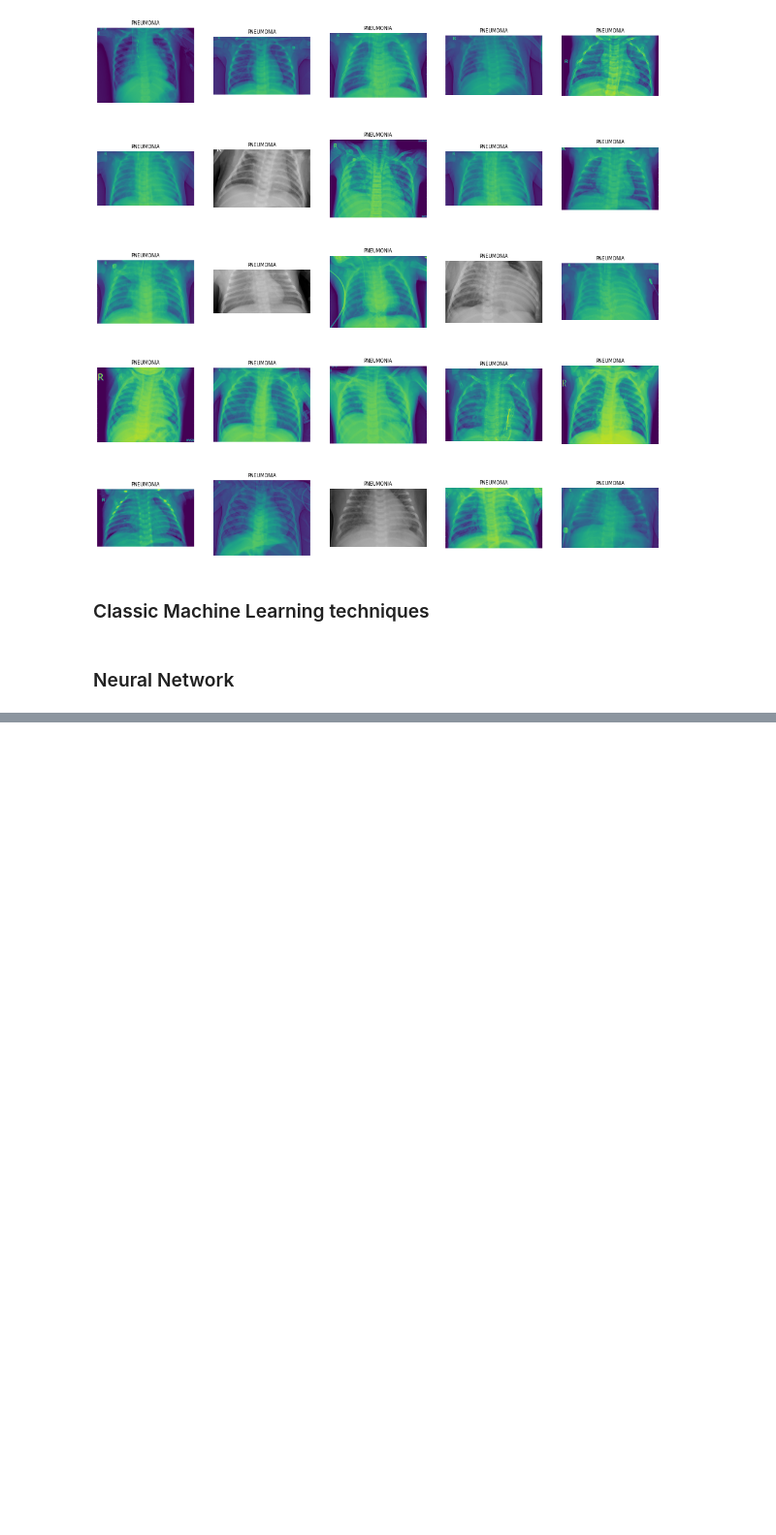
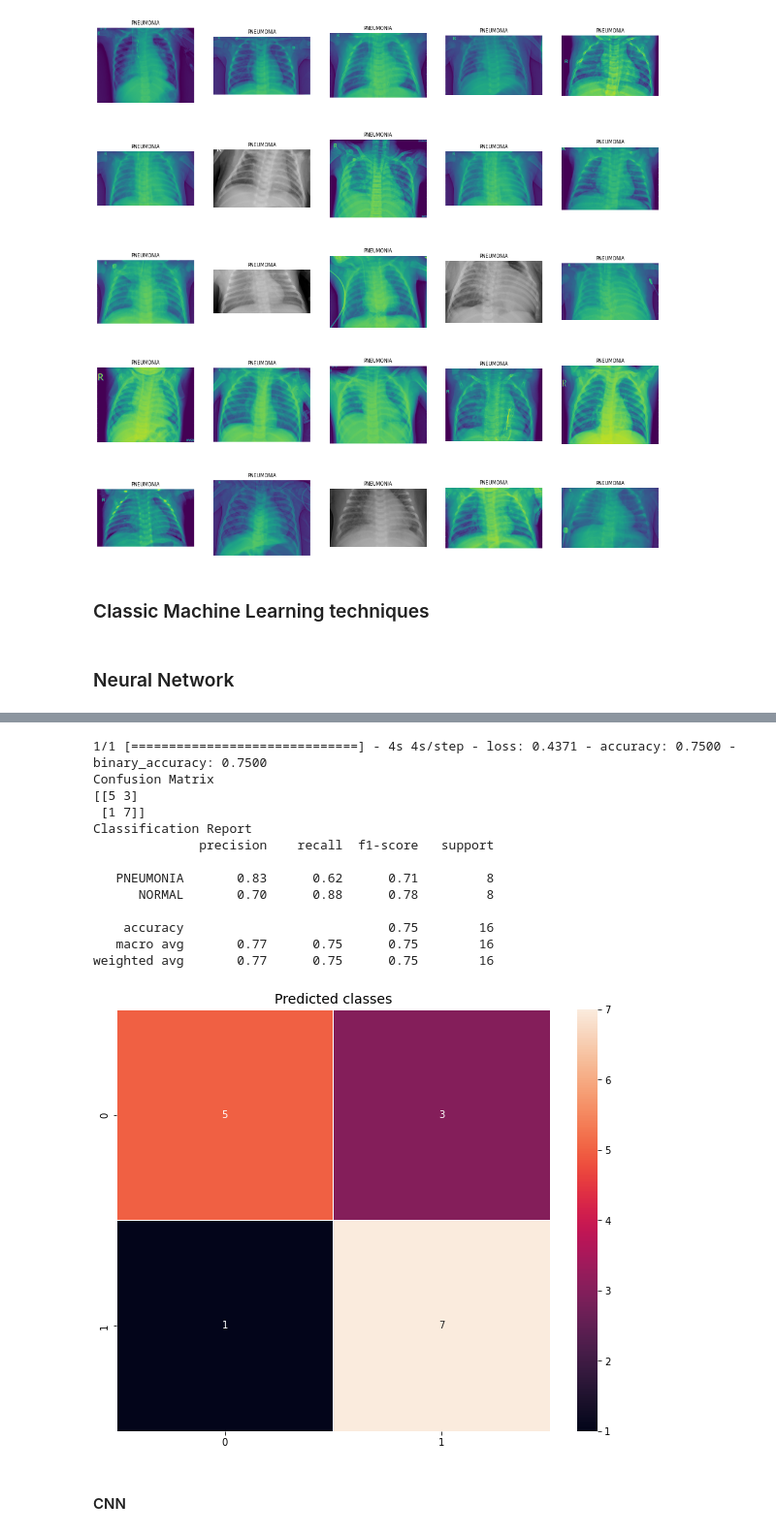
Before and after one commit to Dparanou/image-analysis-pneumonia, a Jupyter notebook: Final_Project_Image_Analysis.ipynb, the cells around one changed output, grey strips where cells are left out. Shown at 97% size. Drawn from its saved outputs; the diff is of its cells as text; code cells hidden in the pictures; blank space fills up the shorter version.

```diff
--- a/Final_Project_Image_Analysis.ipynb
+++ b/Final_Project_Image_Analysis.ipynb
@@ -134,13 +144,14 @@ else:
 # %%
 # Model - Transfer Learning
-Vgg = tf.keras.applications.vgg16.VGG16(weights='imagenet', include_top=False,input_shape=(300, 300, 3))
+Vgg = tf.keras.applications.vgg16.VGG16(weights='imagenet', include_top=False, input_shape=(224, 224, 3))
 Vgg.trainable = False
 
-model=tf.keras.models.Sequential()
-model.add(Vgg)
-model.add(tf.keras.layers.GlobalAveragePooling2D())
-#model.add(tf.keras.layers.Flatten())
-model.add(tf.keras.layers.Dense(512, activation='relu'))
-model.add(tf.keras.layers.Dense(128, activation='relu'))
-model.add(tf.keras.layers.Dropout(0.2))
-model.add(tf.keras.layers.Dense(1, activation='sigmoid'))
+model_tr_learning = tf.keras.models.Sequential()
+model_tr_learning.add(Vgg)
+model_tr_learning.add(tf.keras.layers.GlobalAveragePooling2D())
+model_tr_learning.add(tf.keras.layers.Dense(512, activation='relu'))
+model_tr_learning.add(tf.keras.layers.Dense(128, activation='relu'))
+model_tr_learning.add(tf.keras.layers.Dropout(0.2))
+model_tr_learning.add(tf.keras.layers.Dense(1, activation='sigmoid'))
+
+model_tr_learning.summary()
@@ -197,0 +245,36 @@ Epoch 10/10
+# %%
+from sklearn.metrics import confusion_matrix, classification_report
+
+# Confusion Matrix and Classification Report of Test dataset
+Y_pred = model_tr_learning.predict(val_data)
+model_tr_learning.evaluate(val_data)
+y_pred= np.where(Y_pred > 0.5, 1, 0)
+
+print('Confusion Matrix')
+print(confusion_matrix(val_data.classes, y_pred))
+
+print('Classification Report')
+target_names = os.listdir(train_directory)
+print(classification_report(val_data.classes, y_pred, target_names=target_names))
+plt.figure(figsize=(10,8))
+
+plt.title('Predicted classes', size=14)
+sns.heatmap(confusion_matrix(val_data.classes, y_pred), annot=True, fmt = '.0f',linewidths=.5)
+plt.show()
+# %% [output]
+1/1 [==============================] - 4s 4s/step - loss: 0.4371 - accuracy: 0.7500 - binary_accuracy: 0.7500
+Confusion Matrix
+[[5 3]
+ [1 7]]
+Classification Report
+              precision    recall  f1-score   support
+
+   PNEUMONIA       0.83      0.62      0.71         8
+      NORMAL       0.70      0.88      0.78         8
+
+    accuracy                           0.75        16
+   macro avg       0.77      0.75      0.75        16
+weighted avg       0.77      0.75      0.75        16
+[figure, added]
+# %% [markdown]
+#### CNN
```
Also changed, not shown: parts of 19 cells of this notebook.
